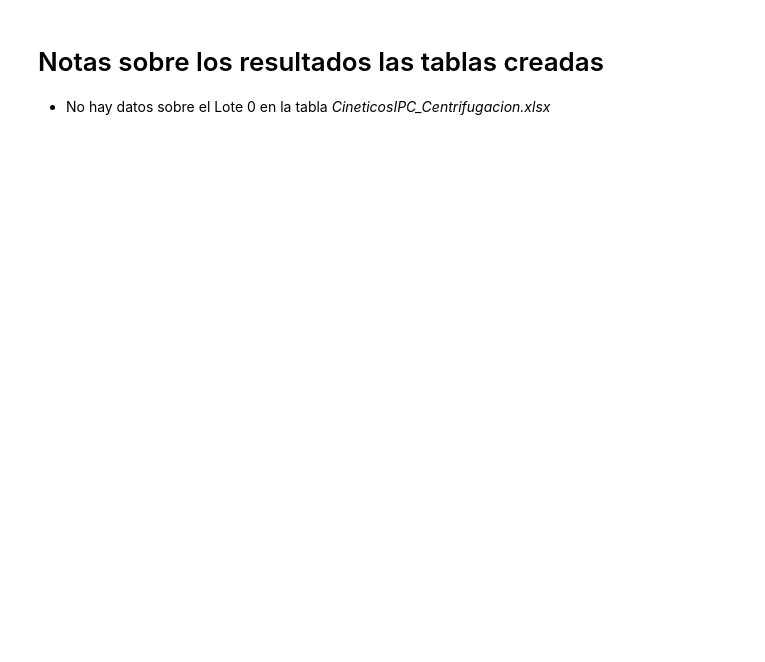
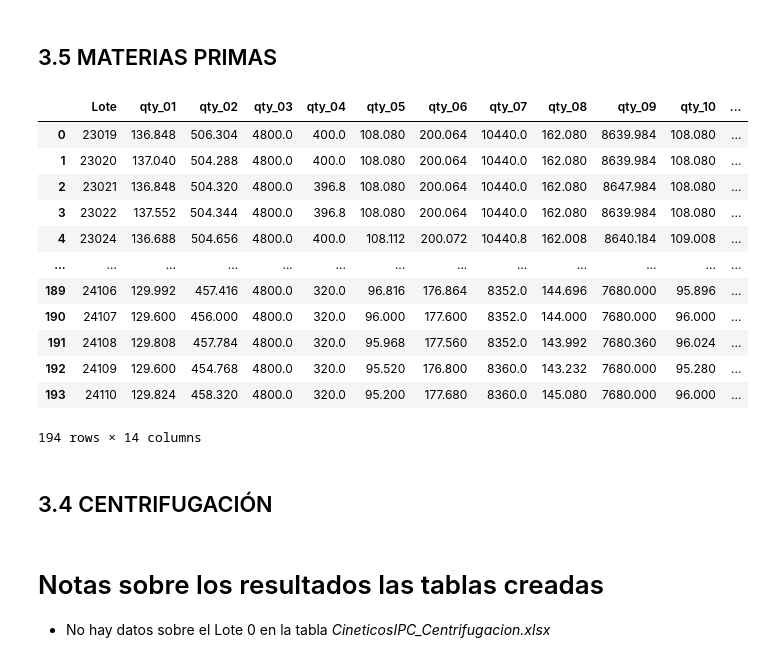
Before and after one commit to data4selles/UniversityHack2024, a Jupyter notebook: notebooks/03_structured.ipynb, the cells around one changed output. Saved outputs shown, nothing was run; the diff lists cells and outputs as text; code cells hidden in the pictures; blank space fills up the shorter version.

```diff
--- a/notebooks/03_structured.ipynb
+++ b/notebooks/03_structured.ipynb
@@ -17,0 +9,25 @@ You should consider upgrading via the 'c:\Users\anton\AppData\Local\Programs\Pyt
+# %% [markdown]
+## 3.5 MATERIAS PRIMAS
+# %%
+path_mp_02 = path_cleansed + 'materias_primas.xlsx'
+
+df_mp_02 = pd.read_excel(path_mp_02)
+# %%
+# Pivotamos la tabla Centrifugacion usando 'Orden' como clave para reorganizar las operaciones y sus correspondientes valores de 'DATETIME'
+df_mp_03= df_mp_02.pivot_table(index='Lote', columns='Material', values='Qty', aggfunc='sum').reset_index()
+df_mp_03.columns = ['Lote', 'qty_01', 'qty_02', 'qty_03', 'qty_04', 'qty_05', 'qty_06', 'qty_07', 'qty_08', 'qty_09', 'qty_10', 'qty_11', 'qty_12', 'qty_13']
+display(df_mp_03)
+# %% [output]
+|  | Lote | qty_01 | qty_02 | qty_03 | qty_04 | qty_05 | qty_06 | qty_07 | qty_08 | qty_09 | qty_10 | ... |
+| 0 | 23019 | 136.848 | 506.304 | 4800.0 | 400.0 | 108.080 | 200.064 | 10440.0 | 162.080 | 8639.984 | 108.080 | ... |
+| 1 | 23020 | 137.040 | 504.288 | 4800.0 | 400.0 | 108.080 | 200.064 | 10440.0 | 162.080 | 8639.984 | 108.080 | ... |
+| 2 | 23021 | 136.848 | 504.320 | 4800.0 | 396.8 | 108.080 | 200.064 | 10440.0 | 162.080 | 8647.984 | 108.080 | ... |
+| 3 | 23022 | 137.552 | 504.344 | 4800.0 | 396.8 | 108.080 | 200.064 | 10440.0 | 162.080 | 8639.984 | 108.080 | ... |
+| 4 | 23024 | 136.688 | 504.656 | 4800.0 | 400.0 | 108.112 | 200.072 | 10440.8 | 162.008 | 8640.184 | 109.008 | ... |
+| ... | ... | ... | ... | ... | ... | ... | ... | ... | ... | ... | ... | ... |
+| 189 | 24106 | 129.992 | 457.416 | 4800.0 | 320.0 | 96.816 | 176.864 | 8352.0 | 144.696 | 7680.000 | 95.896 | ... |
+| 190 | 24107 | 129.600 | 456.000 | 4800.0 | 320.0 | 96.000 | 177.600 | 8352.0 | 144.000 | 7680.000 | 96.000 | ... |
+| 191 | 24108 | 129.808 | 457.784 | 4800.0 | 320.0 | 95.968 | 177.560 | 8352.0 | 143.992 | 7680.360 | 96.024 | ... |
+| 192 | 24109 | 129.600 | 454.768 | 4800.0 | 320.0 | 95.520 | 176.800 | 8360.0 | 143.232 | 7680.000 | 95.280 | ... |
+| 193 | 24110 | 129.824 | 458.320 | 4800.0 | 320.0 | 95.200 | 177.680 | 8360.0 | 145.080 | 7680.000 | 96.000 | ... |
+194 rows × 14 columns
@@ -18,3 +36,5 @@ You should consider upgrading via the 'c:\Users\anton\AppData\Local\Programs\Pyt
+# %% [markdown]
+## 3.4 CENTRIFUGACIÓN
 # %% [markdown]
 # Notas sobre los resultados las tablas creadas
 
```
Also changed, not shown: parts of 9 cells of this notebook, 1 other file.
